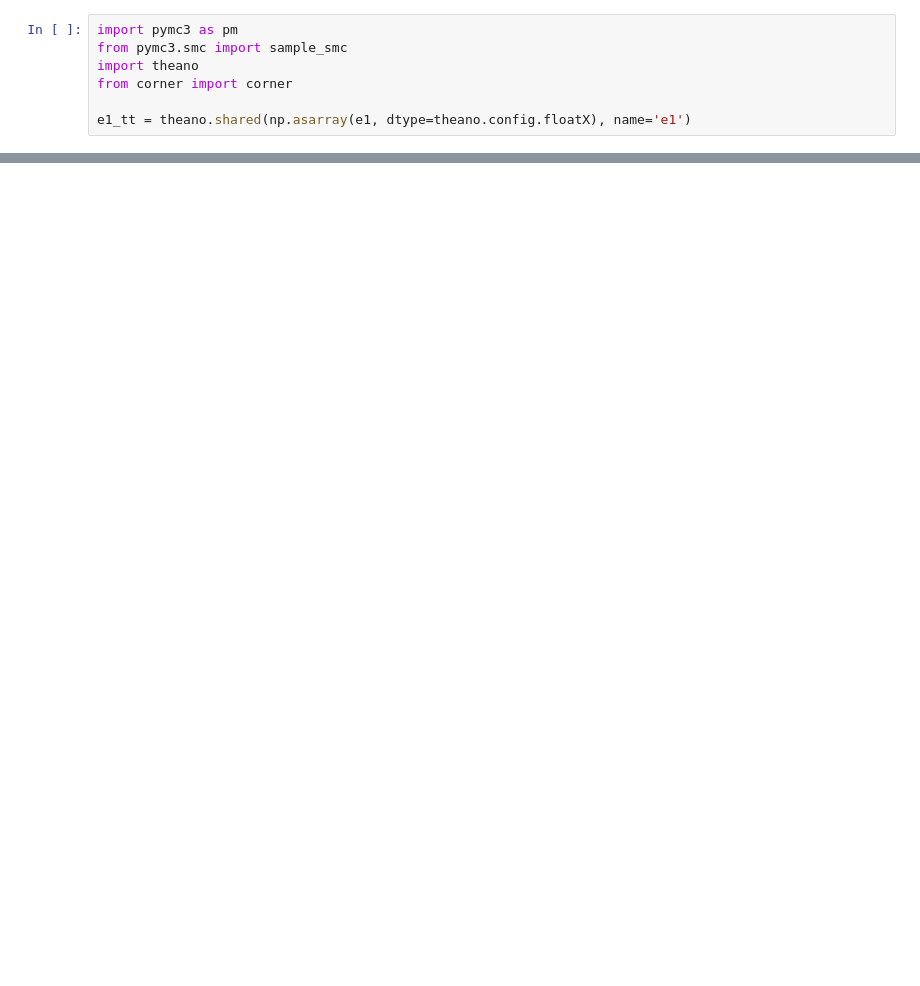
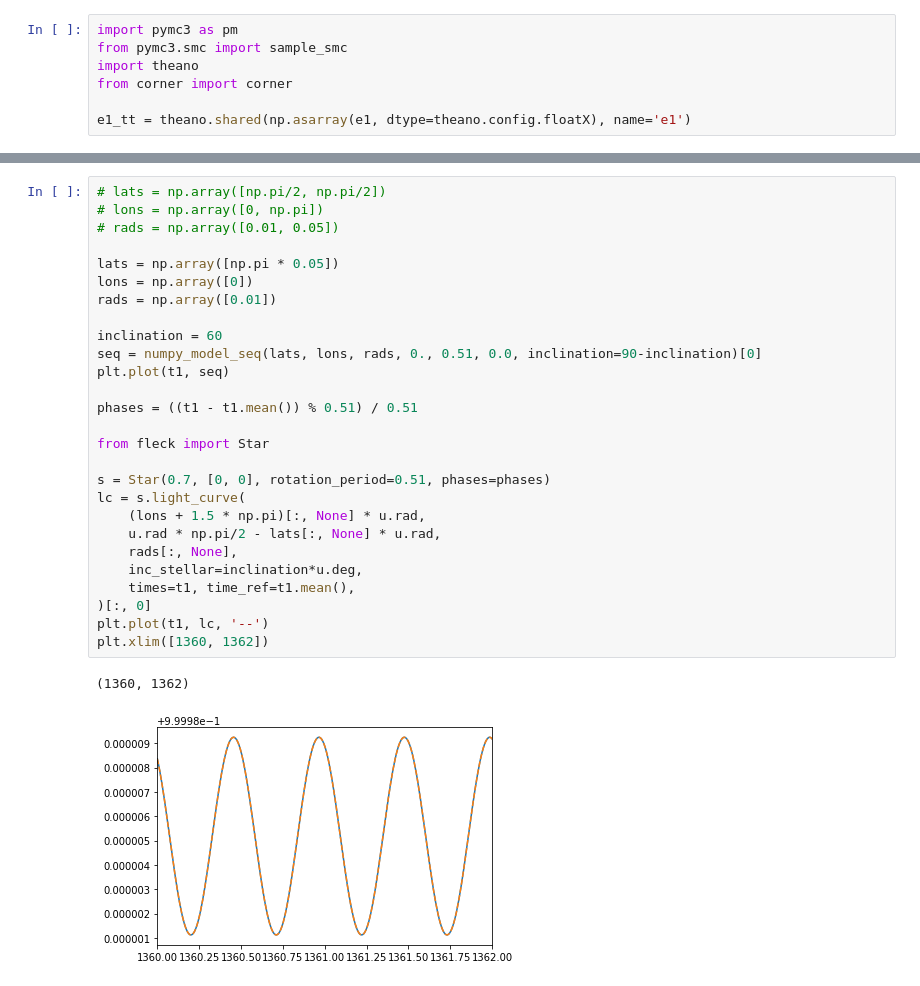
Before and after one commit to bmorris3/fdl-dr, a Jupyter notebook: tess_abdor.ipynb, the cells around one changed output, grey strips where cells are left out. Drawn from its saved outputs; the diff is of its cells as text; blank space fills up the shorter version.

Commit message:
working on fleck for pymc3

```diff
--- a/tess_abdor.ipynb
+++ b/tess_abdor.ipynb
@@ -101,0 +144,30 @@ plt.show()
+# %%
+# lats = np.array([np.pi/2, np.pi/2])
+# lons = np.array([0, np.pi])
+# rads = np.array([0.01, 0.05])
+
+lats = np.array([np.pi * 0.05])
+lons = np.array([0])
+rads = np.array([0.01])
+
+inclination = 60
+seq = numpy_model_seq(lats, lons, rads, 0., 0.51, 0.0, inclination=90-inclination)[0]
+plt.plot(t1, seq)
+
+phases = ((t1 - t1.mean()) % 0.51) / 0.51
+
+from fleck import Star
+
+s = Star(0.7, [0, 0], rotation_period=0.51, phases=phases)
+lc = s.light_curve(
+    (lons + 1.5 * np.pi)[:, None] * u.rad,
+    u.rad * np.pi/2 - lats[:, None] * u.rad,
+    rads[:, None],
+    inc_stellar=inclination*u.deg,
+    times=t1, time_ref=t1.mean(),
+)[:, 0]
+plt.plot(t1, lc, '--')
+plt.xlim([1360, 1362])
+# %% [output]
+(1360, 1362)
+[figure, added]
```
Also changed, not shown: parts of 9 cells of this notebook.
